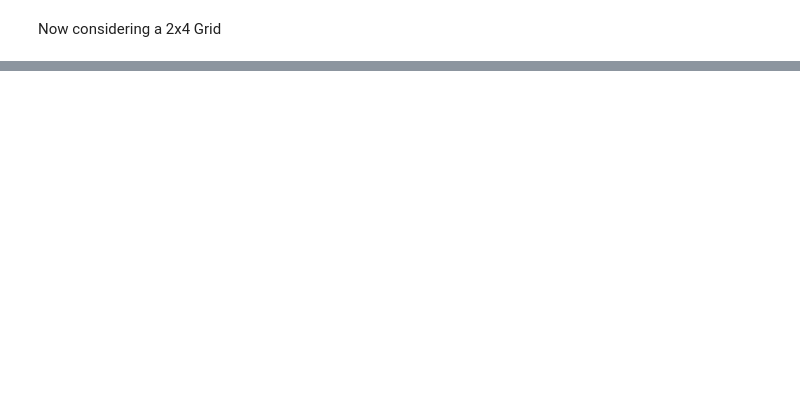
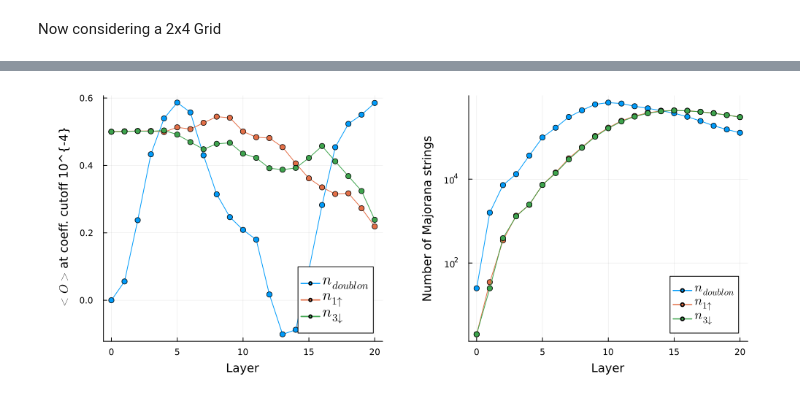
Before and after one commit to grossjulian/MajoranaPropagation, a Jupyter notebook: Second_simulation.ipynb, the cells around one changed output, grey strips where cells are left out. Saved outputs shown, nothing was run; the diff lists cells and outputs as text; code cells hidden in the pictures; blank space fills up the shorter version.

```diff
--- a/Second_simulation.ipynb
+++ b/Second_simulation.ipynb
@@ -150,11 +182,11 @@ Now considering a 2x4 Grid
 N_x = 2
 N_y = 4
 N_spinful_sites = N_x * N_y
-t = 1
-U = 2.
+t = 1.
+U = 4. #U=0 also? ->weight const, look a t paper
 
-n_layers = 15
-dt = 0.001
+n_layers = 20
+dt = 0.1
 
 min_abs_coeff = 1.e-4
 max_unpaired = 4
@@ -265,0 +217,79 @@ plot(ev_plot, length_plot, layout=(1,2), size=(1000,400),left_margin = 10mm, bot
+# %%
+#initial state
+is_spinful = true
+initial_state11 = FockState(N_spinful_sites, [1,3,4,7],[2,5,6,8])
+initial_state12 = FockState(N_spinful_sites, [1,3,4,8],[2,5,6,7])
+initial_state13 = FockState(N_spinful_sites, [1,3,6,7],[2,4,5,8])
+initial_state14 = FockState(N_spinful_sites, [1,3,6,8],[2,4,5,7])
+
+initial_state21 = FockState(N_spinful_sites, [1,5,4,7],[2,3,6,8])
+initial_state22 = FockState(N_spinful_sites, [1,5,4,8],[2,3,6,7])
+initial_state23 = FockState(N_spinful_sites, [1,5,6,7],[2,3,4,8])
+initial_state24 = FockState(N_spinful_sites, [1,5,6,8],[2,3,4,7])
+
+initial_state31 = FockState(N_spinful_sites, [2,3,4,7],[1,5,6,8])
+initial_state32 = FockState(N_spinful_sites, [2,3,4,8],[1,5,6,7])
+initial_state33 = FockState(N_spinful_sites, [2,3,6,7],[1,4,5,8])
+initial_state34 = FockState(N_spinful_sites, [2,3,6,8],[1,4,5,7])
+
+initial_state41 = FockState(N_spinful_sites, [2,4,5,7],[1,3,6,8])
+initial_state42 = FockState(N_spinful_sites, [2,4,5,8],[1,3,6,7])
+initial_state43 = FockState(N_spinful_sites, [2,5,6,7],[1,3,4,8])
+initial_state44 = FockState(N_spinful_sites, [2,5,6,8],[1,3,4,7])
+
+initial_state = [initial_state11, initial_state12, initial_state13, initial_state14,
+    initial_state21, initial_state22, initial_state23, initial_state24,
+    initial_state31, initial_state32, initial_state33, initial_state34,
+    initial_state41, initial_state42, initial_state43, initial_state44]
+coeffs = [1/4,1/4,1/4,1/4,1/4,1/4,1/4,1/4,1/4,1/4,1/4,1/4,1/4,1/4,1/4,1/4]
+
+
+#observables
+obs_doubl = MajoranaSum(Float64, N_spinful_sites, is_spinful)
+for i=1:N_spinful_sites
+    add!(obs_doubl, :nupndn, i)
+end
+obs_doubl = VectorMajoranaSum(obs_doubl)
+obs2=VectorMajoranaSum(MajoranaSum(N_spinful_sites, :nup, 1)) #n_1 up
+obs3= VectorMajoranaSum(MajoranaSum(N_spinful_sites, :ndn, 3)) #n_3 down
+
+res1 = zeros(n_layers+1)
+res2 = zeros(n_layers+1)
+res3 = zeros(n_layers+1)
+length1 = zeros(n_layers+1)
+length2 = zeros(n_layers+1)
+length3 = zeros(n_layers+1)
+
+res1[1]=overlapwithfock(obs_doubl, initial_state, coeffs)
+length1[1] = length(obs_doubl)
+res2[1]=overlapwithfock(obs2, initial_state, coeffs)
+length2[1] = length(obs2)
+res3[1]=overlapwithfock(obs3, initial_state, coeffs)
+length3[1] = length(obs3)
+
+#simulation of expectation values for U=2, coefficient truncation at 1.e-4
+for j = 1:n_layers
+    print("$j ")
+    propagate!(circ_single, obs_doubl, thetas_single; min_abs_coeff=min_abs_coeff)
+    propagate!(circ_single, obs2, thetas_single; min_abs_coeff=min_abs_coeff)
+    propagate!(circ_single, obs3, thetas_single; min_abs_coeff=min_abs_coeff)
+    res1[j+1] = overlapwithfock(obs_doubl, initial_state, coeffs)/2
+    length1[j+1] = length(obs_doubl)
+    res2[j+1] = overlapwithfock(obs2, initial_state, coeffs)
+    length2[j+1] = length(obs2)
+    res3[j+1] = overlapwithfock(obs3, initial_state, coeffs)
+    length3[j+1] = length(obs3)
+end
+
+ev_plot = plot(xlabel = "Layer", ylabel = L"<O>"*"at coeff. cutoff " *"10^{-4}", legend = :bottomright, legend_font_pointsize = 14)
+plot!(ev_plot, 0:n_layers, res1, label=L"n_{doublon}", marker=:circle)
+plot!(ev_plot, 0:n_layers, res2, label=L"n_{1↑}", marker=:circle)
+plot!(ev_plot, 0:n_layers, res3, label=L"n_{3↓}", marker=:circle)
+
+length_plot = plot(xlabel = "Layer",ylabel = "Number of Majorana strings", yscale = :log10, legend = :bottomright,legend_font_pointsize = 12)
+plot!(length_plot, 0:n_layers, length1, label=L"n_{doublon}", marker=:circle)
+plot!(length_plot, 0:n_layers, length2, label=L"n_{1↑}", marker=:circle)
+plot!(length_plot, 0:n_layers, length3, label=L"n_{3↓}", marker=:circle)
+
+plot(ev_plot, length_plot, layout=(1,2), size=(1000,400),left_margin = 10mm, bottom_margin = 5mm, right_margin = 5mm)
+# %% [output]
@@ -265,0 +297 @@ plot(ev_plot, length_plot, layout=(1,2), size=(1000,400),left_margin = 10mm, bot
+[figure, added]
```
Also changed, not shown: parts of 8 cells of this notebook, 17 other files.
